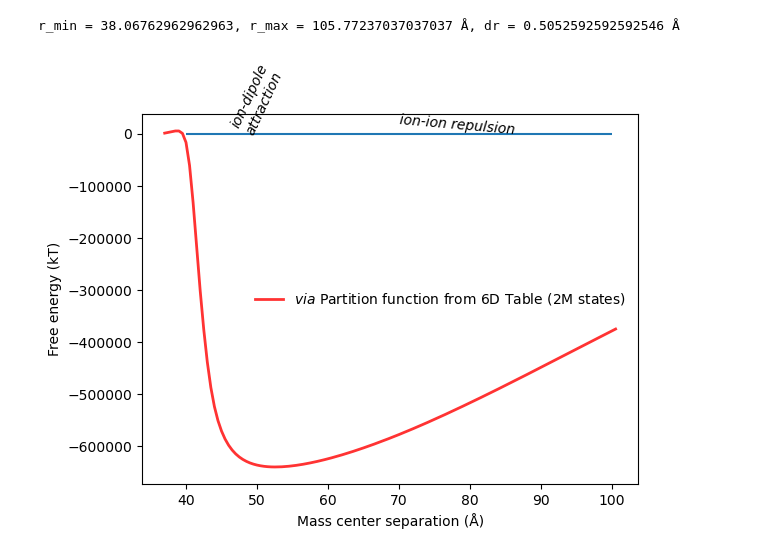
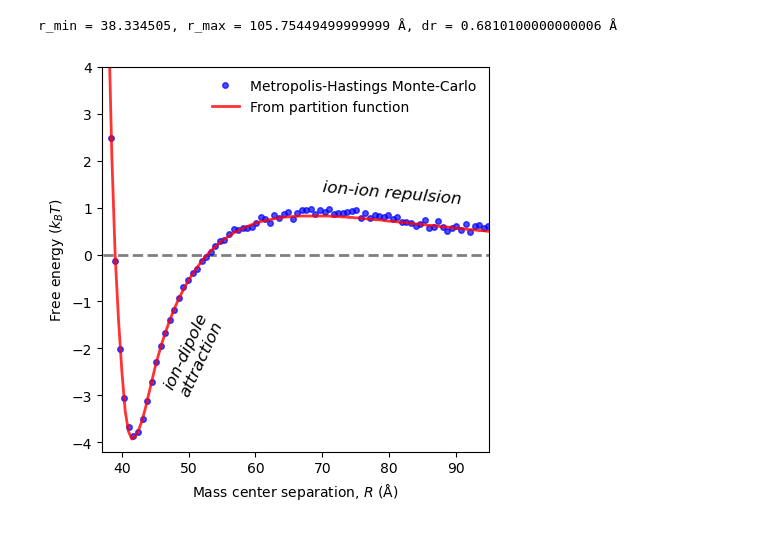
Before and after one commit to mlund/faunus-rs, a Jupyter notebook: faunus/examples/twobody/twobody.ipynb, the cells around one changed output. Drawn from its saved outputs; the diff is of its cells as text; code cells hidden in the pictures.

```diff
--- a/faunus/examples/twobody/twobody.ipynb
+++ b/faunus/examples/twobody/twobody.ipynb
@@ -16,22 +15,23 @@ def com_distance_to_pmf(file, bins):
     print(f"r_min = {r[0]}, r_max = {r_max} Å, dr = {dr} Å")
     return r, pmf
 # %%
-r, pmf = com_distance_to_pmf("com_distance.dat.gz", bins=135)
-#plt.hlines(0, xmin=r[0], xmax=r[-1], color='k', alpha=0.5, ls='--', lw=2)
-#plt.plot(r, pmf - 0.65, 'bo', lw=3, label="Metropolis-Hastings Monte-Carlo (2M trial moves)", alpha=0.7, ms=4)
+fig, ax = plt.subplots(nrows=1, figsize=(5, 5))
+r, pmf = com_distance_to_pmf("com_distance.dat.gz", bins=100)
+ax.hlines(0, xmin=r[0]-10, xmax=r[-1]+10, color='k', alpha=0.5, ls='--', lw=2)
+ax.plot(r, pmf - 0.7, 'bo', lw=3, label="Metropolis-Hastings Monte-Carlo", alpha=0.7, ms=4)
 
 r, pmf = np.loadtxt("virialize-pmf.dat", usecols=[0,1], unpack=True)
-plt.plot(r, np.cumsum(-np.expm1(-pmf) * r * r), label="$via$ Partition function from 6D Table (2M states)", lw=2, alpha=0.8, color='red')
+ax.plot(r, pmf, label="From partition function", lw=2, alpha=0.8, color='red')
 
-plt.ylabel("Free energy (kT)")
-plt.xlabel("Mass center separation (Å)")
-plt.legend(loc=0, frameon=False)
-#plt.xlim(37, 100)
-#plt.ylim(-4.2, 4)
-plt.text(70, 1.1, "ion-ion repulsion", rotation=-5, fontstyle='italic')
-plt.hlines(xmin=40, xmax=100, y=0)
-plt.text(46, -3, "ion-dipole\nattraction", rotation=65, fontstyle='italic')
+ax.set_ylabel("Free energy ($k_BT$)")
+ax.set_xlabel("Mass center separation, $R$ (Å)")
+ax.legend(loc=0, frameon=False)
+ax.set_xlim(37, 95)
+ax.set_ylim(-4.2, 4)
+ax.text(70, 1.1, "ion-ion repulsion", rotation=-5, fontstyle='italic', fontsize='large')
+ax.text(46, -3, "ion-dipole\nattraction", rotation=65, fontstyle='italic', fontsize='large')
 plt.savefig("twobody.png", bbox_inches="tight", dpi=300)
+plt.show()
 # %% [output]
-r_min = 38.06762962962963, r_max = 105.77237037037037 Å, dr = 0.5052592592592546 Å
+r_min = 38.334505, r_max = 105.75449499999999 Å, dr = 0.6810100000000006 Å
-[figure, old version]
+[figure, new version]
```
Also changed, not shown: parts of 1 cell of this notebook, 7 other files.
